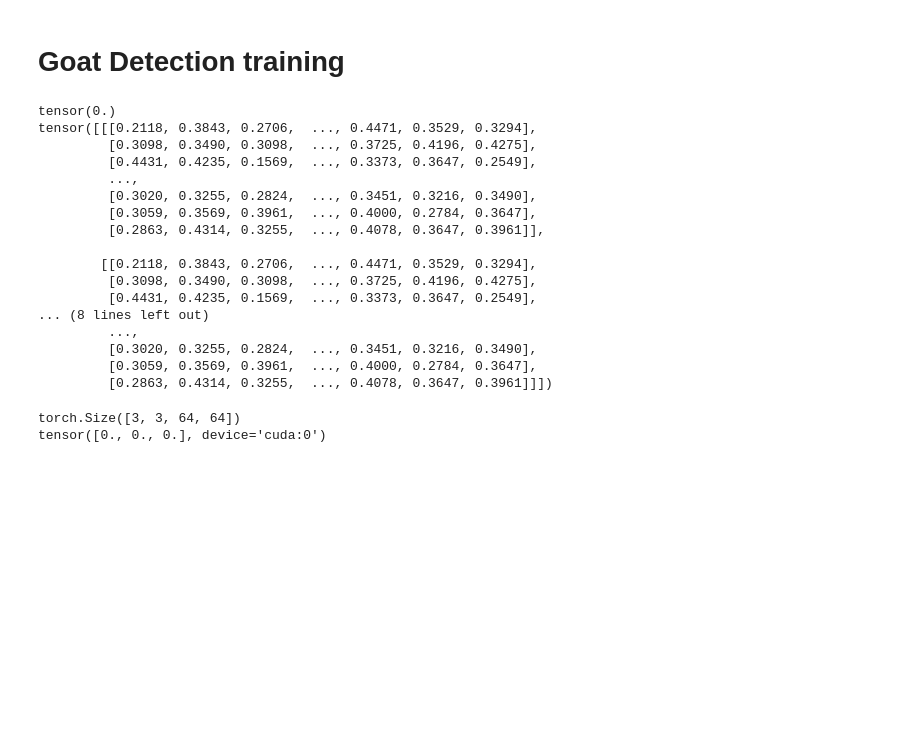
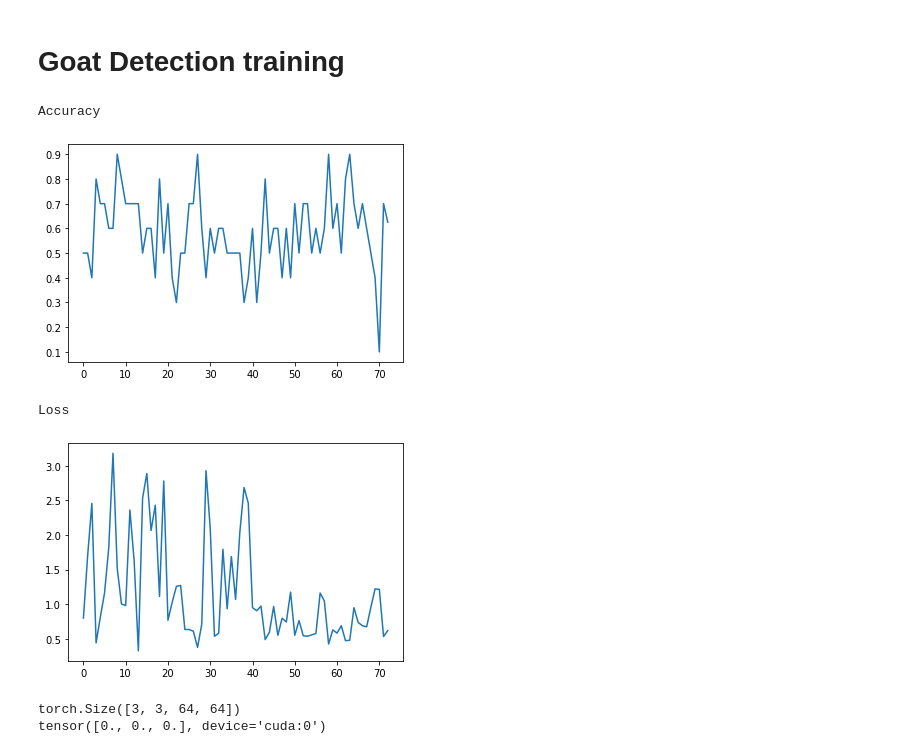
Before and after one commit to MaxRobinsonTheGreat/AntiGoat, a Jupyter notebook: training.ipynb, the cells around one changed output. Cells and saved outputs as stored; diff of their text form; code cells hidden in the pictures; blank space fills up the shorter version.

```diff
--- a/training.ipynb
+++ b/training.ipynb
@@ -34,32 +49,10 @@ class GoatDataset(Dataset):
 
 dataset = GoatDataset()
 dataloader = DataLoader(dataset, batch_size=10, shuffle=True)
-# %%
-im, label = dataset[0]
-print(label)
-print(im)
-# %% [output]
-tensor(0.)
-tensor([[[0.2118, 0.3843, 0.2706,  ..., 0.4471, 0.3529, 0.3294],
-         [0.3098, 0.3490, 0.3098,  ..., 0.3725, 0.4196, 0.4275],
-         [0.4431, 0.4235, 0.1569,  ..., 0.3373, 0.3647, 0.2549],
-         ...,
-         [0.3020, 0.3255, 0.2824,  ..., 0.3451, 0.3216, 0.3490],
-         [0.3059, 0.3569, 0.3961,  ..., 0.4000, 0.2784, 0.3647],
-         [0.2863, 0.4314, 0.3255,  ..., 0.4078, 0.3647, 0.3961]],
-
-        [[0.2118, 0.3843, 0.2706,  ..., 0.4471, 0.3529, 0.3294],
-         [0.3098, 0.3490, 0.3098,  ..., 0.3725, 0.4196, 0.4275],
-         [0.4431, 0.4235, 0.1569,  ..., 0.3373, 0.3647, 0.2549],
-... (8 lines left out)
-         ...,
-         [0.3020, 0.3255, 0.2824,  ..., 0.3451, 0.3216, 0.3490],
-         [0.3059, 0.3569, 0.3961,  ..., 0.4000, 0.2784, 0.3647],
-         [0.2863, 0.4314, 0.3255,  ..., 0.4078, 0.3647, 0.3961]]])
 # %%
-class GoatDetection(nn.Module):
+class GoatDetector(nn.Module):
     def __init__(self):
-        super(GoatDetection, self).__init__()
+        super(GoatDetector, self).__init__()
         self.resnet = models.resnet18(pretrained=True)
         self.final_layer = nn.Linear(1000, 1)
         self.sig = nn.Sigmoid()
@@ -68,11 +61,14 @@ class GoatDetection(nn.Module):
         return self.sig(self.final_layer(self.resnet(x)))
 # %%
 bne = nn.BCELoss()
-model = GoatDetection()
+model = GoatDetector()
 model.cuda()
 optimizer = torch.optim.Adam(model.parameters(),weight_decay=1e-5)
+# %%
+accuracies = []
+losses = []
 # %%
-epochs = 1
+epochs = 10
 for epoch in range(epochs):
 
   loop = tqdm(total=len(dataloader), position=0)
@@ -90,10 +86,25 @@ for epoch in range(epochs):
     preds = (out >= 0.5).float().squeeze(1)
 
     accuracy = (preds == label).sum().item() / len(label)
+    accuracies.append(accuracy)
+    losses.append(loss.item())
 
     loop.set_description('epoch:{:d} loss:{:.4f} accuracy:{:.2f}'.format(epoch, total/(i+1), accuracy))
     loop.update(1)
   loop.close()
+# %%
+print("Accuracy")
+plt.plot(accuracies)
+plt.show()
+
+print("Loss")
+plt.plot(losses)
+plt.show()
+# %% [output]
+Accuracy
+[figure, added]
+Loss
+[figure, added]
 # %%
 def prepare_ims(names, shared_root=""):
     tensors = []
```
Also changed, not shown: parts of 2 cells of this notebook.
